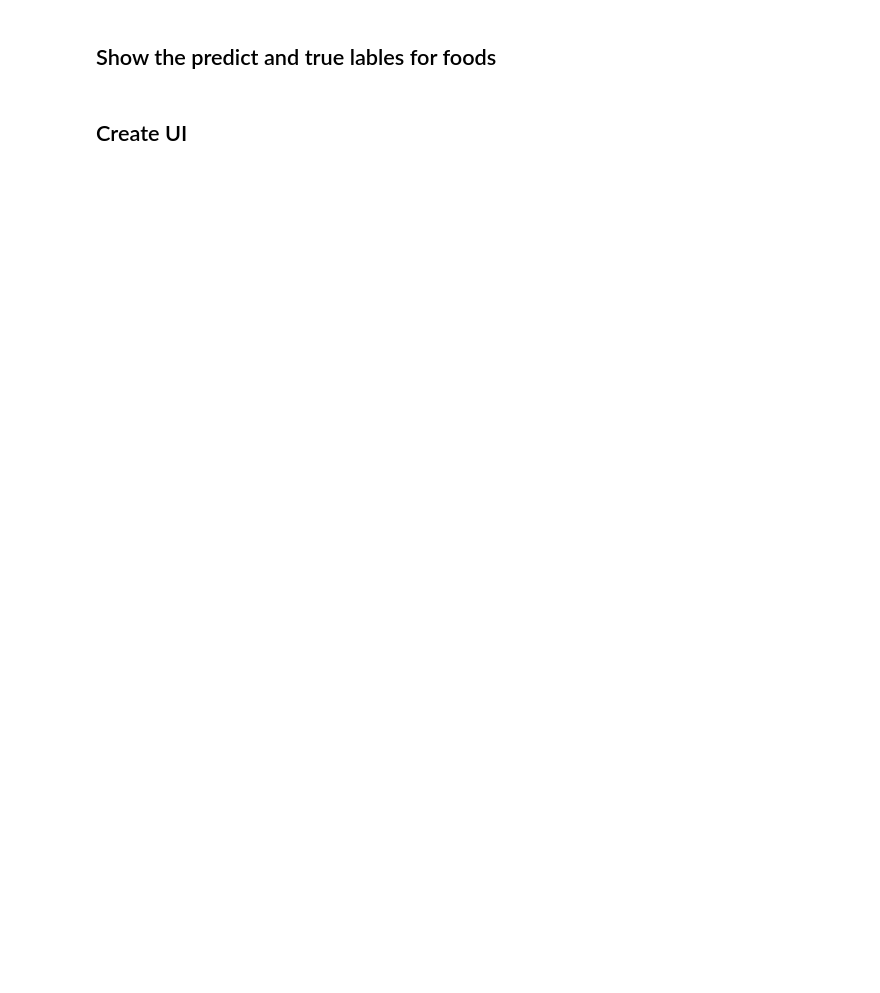
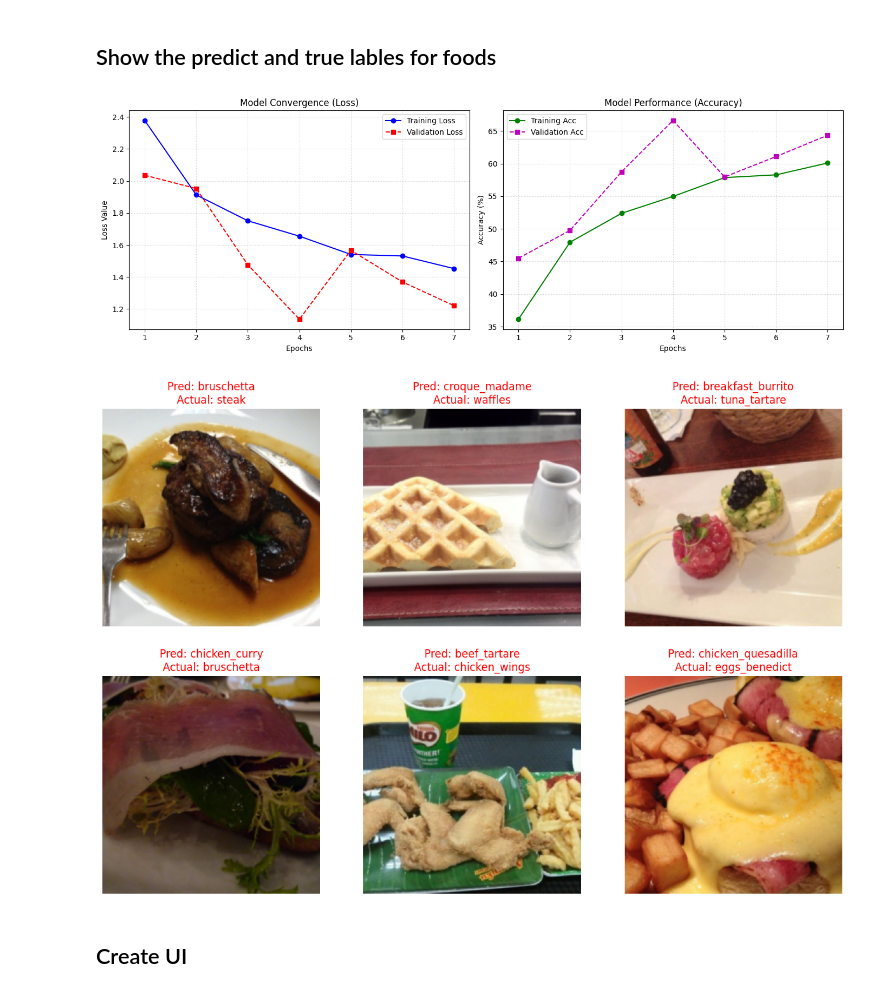
Before and after one commit to virwang/Fanshawe_DL_Pytorch26W, a Jupyter notebook: notebooks/Project_YunJiungWang.ipynb, the cells around one changed output. Drawn from its saved outputs; the diff is of its cells as text; code cells hidden in the pictures; blank space fills up the shorter version.

```diff
--- a/notebooks/Project_YunJiungWang.ipynb
+++ b/notebooks/Project_YunJiungWang.ipynb
@@ -117,7 +117,7 @@ Load Food101 Successfully！Num of Classes: 101
 # %% [markdown]
 ## Define Food Types for subset
 # %%
-western_50_list = [
+western_42_list = [
     'steak', 'filet_mignon', 'pork_chop', 'beef_carpaccio', 'beef_tartare', 'lamb_chops',
     'grilled_salmon', 'mussels', 'oysters', 'scallops', 'escargots', 'foie_gras',
     'lasagna', 'spaghetti_carbonara', 'spaghetti_bolognese', 'gnocchi', 'risotto',
@@ -129,9 +129,21 @@ western_50_list = [
     'chocolate_mousse', 'baklava', 'garlic_bread', 'pains_au_chocolat', 'profiterole', 'omelette'
 ]
 
+WESTERN_CLASSES = [
+    'apple_pie', 'beef_carpaccio', 'beignets', 'bibimbap', 'bread_pudding',
+    'breakfast_burrito', 'bruschetta', 'caesar_salad', 'cannoli', 'caprese_salad',
+    'carrot_cake', 'ceviche', 'cheese_plate', 'cheesecake', 'chicken_curry',
+    'chicken_quesadilla', 'chicken_wings', 'chocolate_cake', 'chocolate_mousse',
+    'clam_chowder', 'club_sandwich', 'crab_cakes', 'creme_brulee', 'croque_madame',
+    'cup_cakes', 'deviled_eggs', 'donuts', 'dumplings', 'edamame', 'eggs_benedict',
+    'escargots', 'falafel', 'filet_mignon', 'fish_and_chips', 'foie_gras',
+    'french_fries', 'french_onion_soup', 'french_toast', 'fried_calamari',
+    'fried_rice', 'frozen_yogurt', 'garlic_bread'
+]
+
 # Index
 class_to_idx = train_dataset.class_to_idx
-target_indices = [class_to_idx[name] for name in western_50_list if name in class_to_idx]
+target_indices = [class_to_idx[name] for name in western_42_list if name in class_to_idx]
 
 class Western50Dataset(torch.utils.data.Dataset):
     def __init__(self, full_dataset, target_ids):
@@ -255,15 +267,14 @@ class FoodClassifier:
                 if self.counter >= self.patience:
                     print(f"🛑 Early stopping at epoch {epoch+1}.")
                     break
-
         print(f"✅ Training complete.")
         # sync
-        try:
-            from google.colab import runtime
-            print("🌙 Releasing A100 resources...")
-            runtime.unassign()
-        except Exception as e:
-            print(f"Notice: Runtime couldn't be unassigned: {e}")
+        # try:
+        #     from google.colab import runtime
+        #     print("🌙 Releasing A100 resources...")
+        #     runtime.unassign()
+        # except Exception as e:
+        #     print(f"Notice: Runtime couldn't be unassigned: {e}")
 # %% [markdown]
 ## Visualize Loss and Accuracy Curve
 # %%
@@ -349,6 +360,6 @@ trainer = FoodClassifier(
     device=DEVICE
 )
 # %%
-trainer.run_training(num_epochs=EPOCHS,save_path="/content/data/western_50_best.pth")
+trainer.run_training(num_epochs=EPOCHS,save_path="/data/western_50_best.pth")
 # %% [output]
 Training started (ResNet-18 / 42 Classes)
@@ -377,9 +384,12 @@ KeyboardInterrupt:
 ## Show the predict and true lables for foods
 # %%
 # graphes
-plot_training_results(trainer.get_history())
+plot_training_results(trainer.history)
 # Predict Label and Actual Label
 visualize_results(model, test_dataset)
+# %% [output]
+[figure, added]
+[figure, added]
 # %% [markdown]
 ## Create UI
 # %%
```
Also changed, not shown: parts of 6 cells of this notebook.
